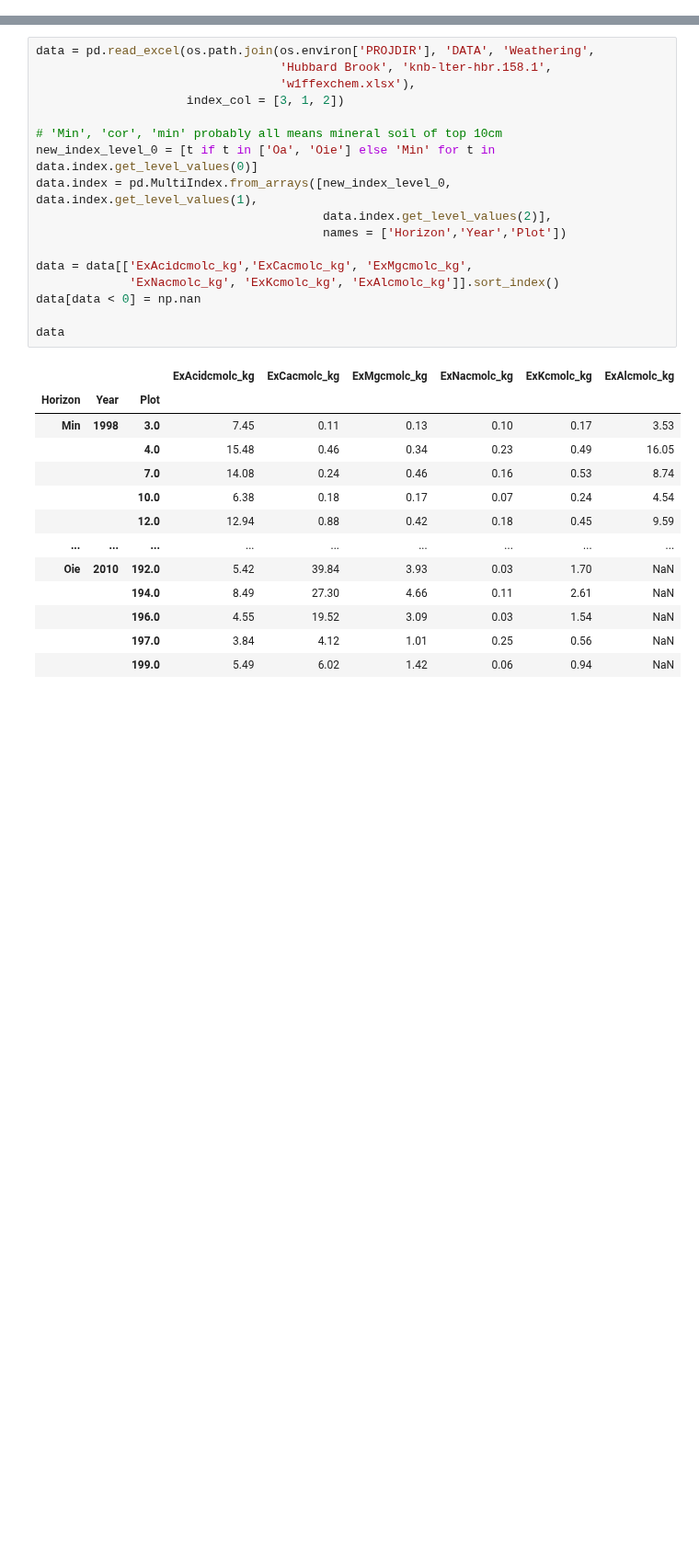
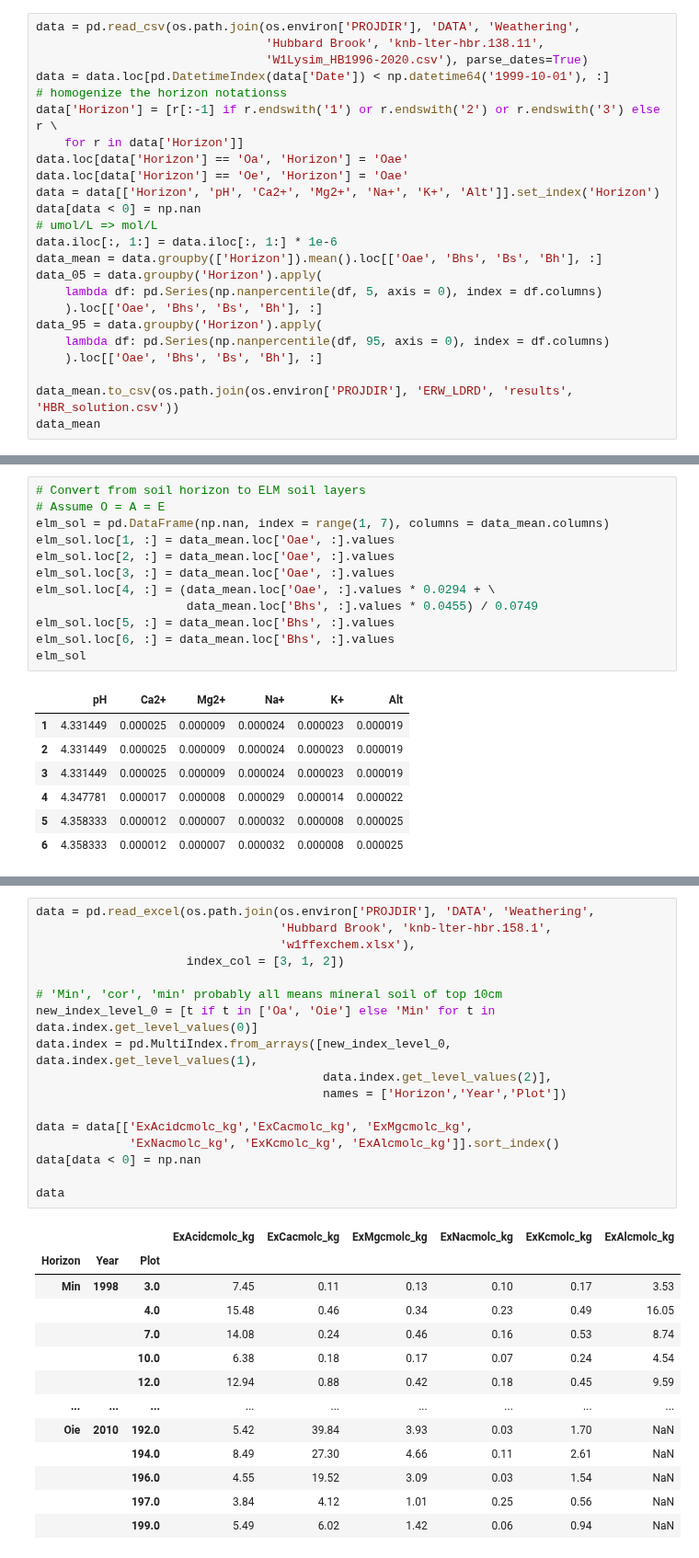
Before and after one commit to ypwong22/erw_scripts, a Jupyter notebook: plot_lysmeter.ipynb, the cells around one changed output, grey strips where cells are left out. Shown at 92% size. Saved outputs shown, nothing was run; the diff lists cells and outputs as text; blank space fills up the shorter version.

```diff
--- a/plot_lysmeter.ipynb
+++ b/plot_lysmeter.ipynb
@@ -15,0 +112,24 @@ data['pH'].plot()
+# %%
+data = pd.read_csv(os.path.join(os.environ['PROJDIR'], 'DATA', 'Weathering',
+                                'Hubbard Brook', 'knb-lter-hbr.138.11',
+                                'W1Lysim_HB1996-2020.csv'), parse_dates=True)
+data = data.loc[pd.DatetimeIndex(data['Date']) < np.datetime64('1999-10-01'), :]
+# homogenize the horizon notationss
+data['Horizon'] = [r[:-1] if r.endswith('1') or r.endswith('2') or r.endswith('3') else r \
+    for r in data['Horizon']]
+data.loc[data['Horizon'] == 'Oa', 'Horizon'] = 'Oae'
+data.loc[data['Horizon'] == 'Oe', 'Horizon'] = 'Oae'
+data = data[['Horizon', 'pH', 'Ca2+', 'Mg2+', 'Na+', 'K+', 'Alt']].set_index('Horizon')
+data[data < 0] = np.nan
+# umol/L => mol/L
+data.iloc[:, 1:] = data.iloc[:, 1:] * 1e-6
+data_mean = data.groupby(['Horizon']).mean().loc[['Oae', 'Bhs', 'Bs', 'Bh'], :]
+data_05 = data.groupby('Horizon').apply(
+    lambda df: pd.Series(np.nanpercentile(df, 5, axis = 0), index = df.columns)
+    ).loc[['Oae', 'Bhs', 'Bs', 'Bh'], :]
+data_95 = data.groupby('Horizon').apply(
+    lambda df: pd.Series(np.nanpercentile(df, 95, axis = 0), index = df.columns)
+    ).loc[['Oae', 'Bhs', 'Bs', 'Bh'], :]
+
+data_mean.to_csv(os.path.join(os.environ['PROJDIR'], 'ERW_LDRD', 'results', 'HBR_solution.csv'))
+data_mean
@@ -15,0 +143,20 @@ data['pH'].plot()
+# %%
+# Convert from soil horizon to ELM soil layers
+# Assume O = A = E
+elm_sol = pd.DataFrame(np.nan, index = range(1, 7), columns = data_mean.columns)
+elm_sol.loc[1, :] = data_mean.loc['Oae', :].values
+elm_sol.loc[2, :] = data_mean.loc['Oae', :].values
+elm_sol.loc[3, :] = data_mean.loc['Oae', :].values
+elm_sol.loc[4, :] = (data_mean.loc['Oae', :].values * 0.0294 + \
+                     data_mean.loc['Bhs', :].values * 0.0455) / 0.0749
+elm_sol.loc[5, :] = data_mean.loc['Bhs', :].values
+elm_sol.loc[6, :] = data_mean.loc['Bhs', :].values
+elm_sol
+# %% [output]
+|  | pH | Ca2+ | Mg2+ | Na+ | K+ | Alt |
+| 1 | 4.331449 | 0.000025 | 0.000009 | 0.000024 | 0.000023 | 0.000019 |
+| 2 | 4.331449 | 0.000025 | 0.000009 | 0.000024 | 0.000023 | 0.000019 |
+| 3 | 4.331449 | 0.000025 | 0.000009 | 0.000024 | 0.000023 | 0.000019 |
+| 4 | 4.347781 | 0.000017 | 0.000008 | 0.000029 | 0.000014 | 0.000022 |
+| 5 | 4.358333 | 0.000012 | 0.000007 | 0.000032 | 0.000008 | 0.000025 |
+| 6 | 4.358333 | 0.000012 | 0.000007 | 0.000032 | 0.000008 | 0.000025 |
```
Also changed, not shown: parts of 19 cells of this notebook, 3 other files.
